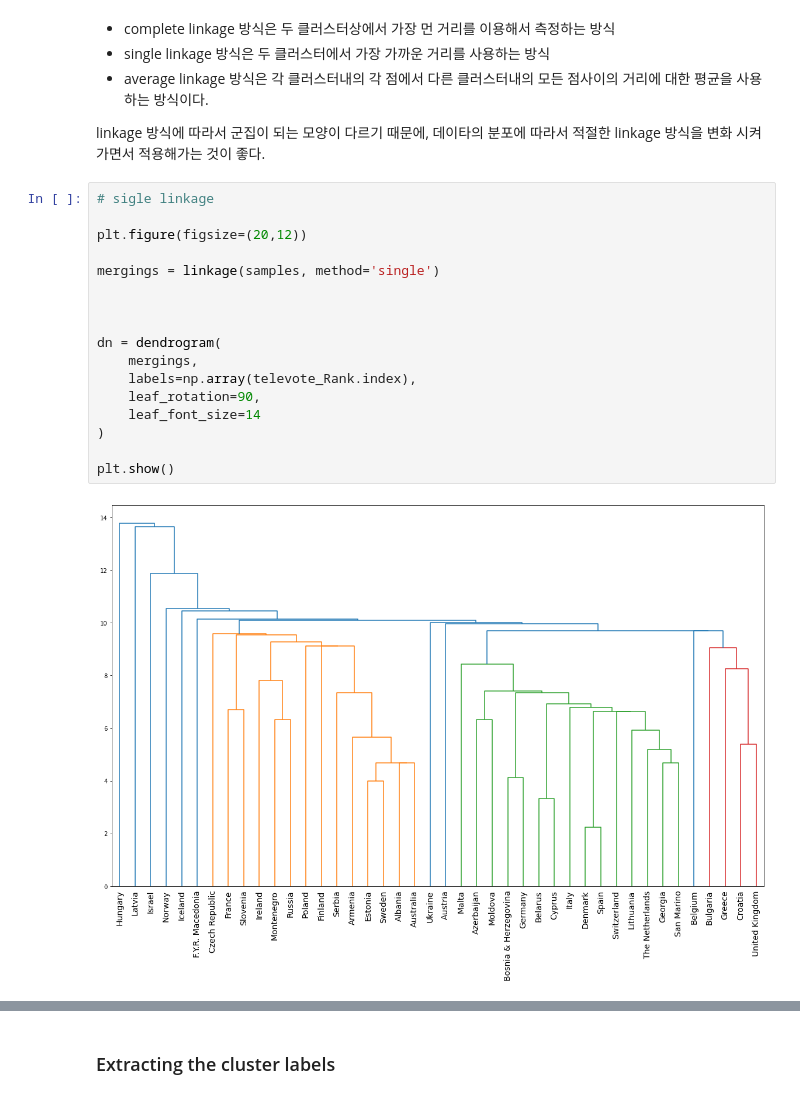
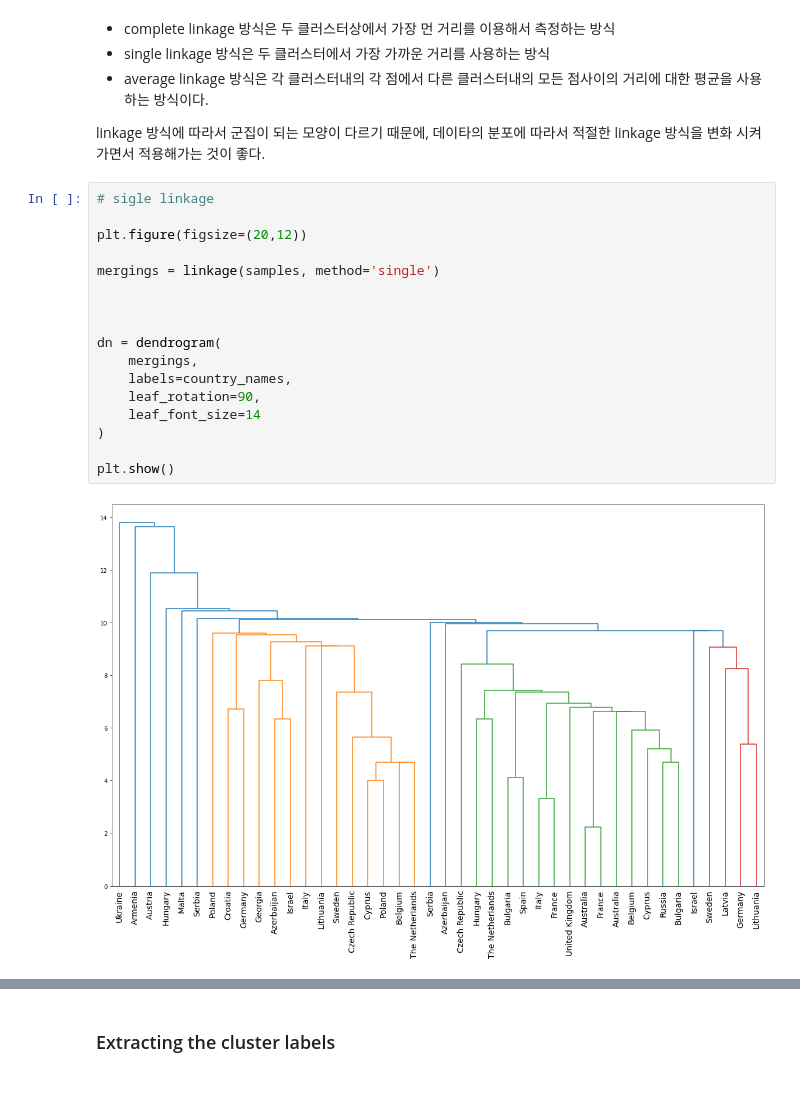
Before and after one commit to danielwon01/DataCamp_Data-Scientist-with-Python, a Jupyter notebook: ML/Unsupervised Learning/Visualization with hierarchical clustering and t-SNE.ipynb, the cells around one changed output, grey strips where cells are left out. Cells and saved outputs as stored; diff of their text form.

```diff
--- a/ML/Unsupervised Learning/Visualization with hierarchical clustering and t-SNE.ipynb
+++ b/ML/Unsupervised Learning/Visualization with hierarchical clustering and t-SNE.ipynb
@@ -70,22 +70,22 @@ linkage 방식에 따라서 군집이 되는 모양이 다르기 때문에, 데
 # %%
 # sigle linkage
 
 plt.figure(figsize=(20,12))
 
 mergings = linkage(samples, method='single')
 
 
 
 dn = dendrogram(
     mergings,
-    labels=np.array(televote_Rank.index),
+    labels=country_names,
     leaf_rotation=90,
     leaf_font_size=14
 )
 
 plt.show()
 # %% [output]
-[figure, old version]
+[figure, new version]
 # %%
 # average linkage
 plt.figure(figsize=(20,12))
```
Also changed, not shown: parts of 8 cells of this notebook, 6 other files.
